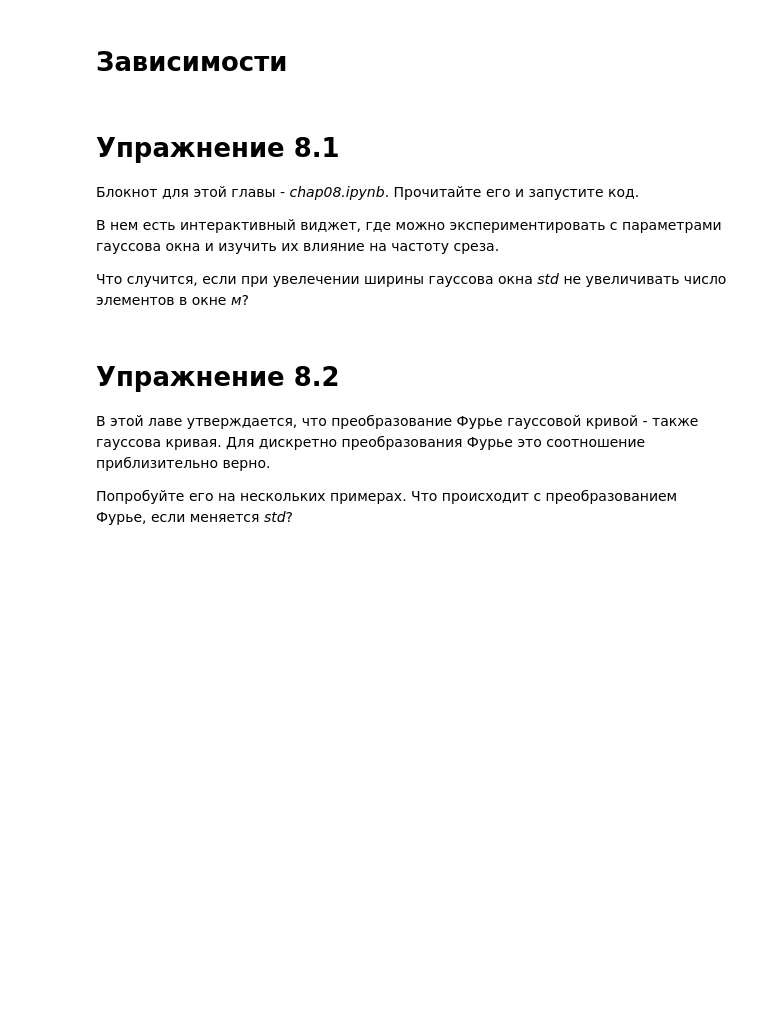
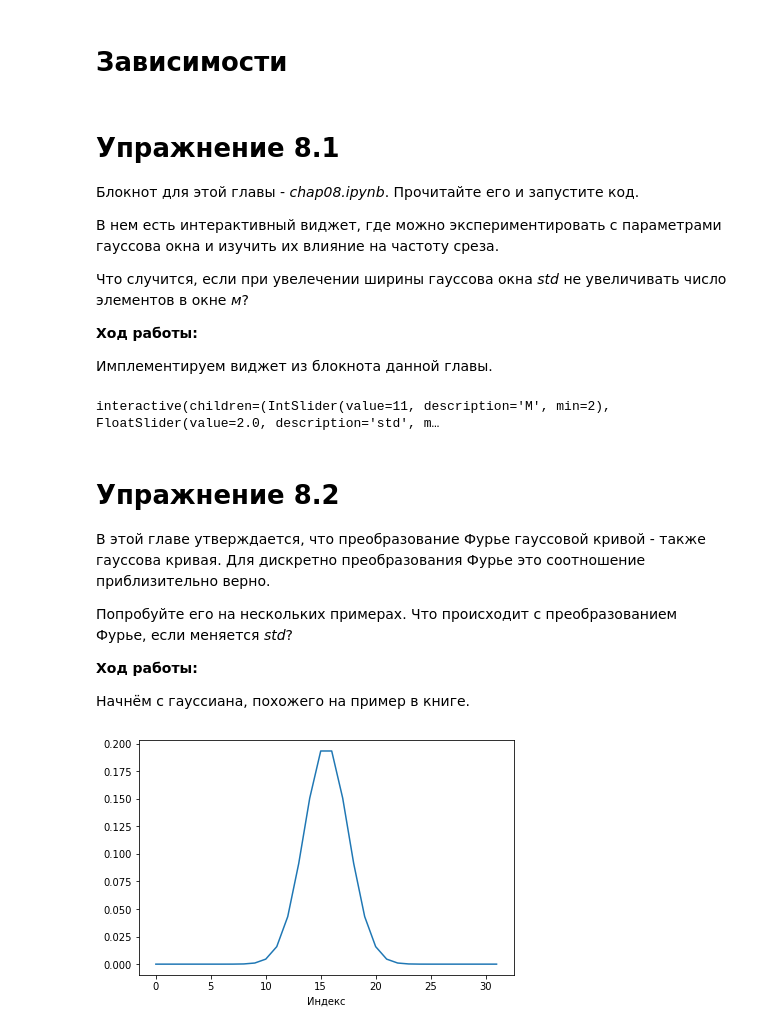
Before and after one commit to DenZhid/TelecommunicationSystemsLabs, a Jupyter notebook: Lab8/Lab8.ipynb, the cells around one changed output. Cells and saved outputs as stored; diff of their text form; code cells hidden in the pictures; blank space fills up the shorter version.

```diff
--- a/Lab8/Lab8.ipynb
+++ b/Lab8/Lab8.ipynb
@@ -23,3 +23,7 @@ from thinkdsp import SquareSignal
 В нем есть интерактивный виджет, где можно экспериментировать с параметрами гауссова окна и изучить их влияние на частоту среза.
 
 Что случится, если при увелечении ширины гауссова окна *std* не увеличивать число элементов в окне *м*?
+
+**Ход работы:**
+
+Имплементируем виджет из блокнота данной главы.
@@ -26,6 +61,23 @@ from thinkdsp import SquareSignal
+# %%
+slider = widgets.IntSlider(min=2, max=100, value=11)
+slider2 = widgets.FloatSlider(min=0, max=20, value=2)
+interact(plot_filter, M=slider, std=slider2);
+# %% [output]
+interactive(children=(IntSlider(value=11, description='M', min=2), FloatSlider(value=2.0, description='std', m…
 # %% [markdown]
 # **Упражнение 8.2**
 
-В этой лаве утверждается, что преобразование Фурье гауссовой кривой - также гауссова кривая. Для дискретно преобразования Фурье это соотношение приблизительно верно.
+В этой главе утверждается, что преобразование Фурье гауссовой кривой - также гауссова кривая. Для дискретно преобразования Фурье это соотношение приблизительно верно.
 
 Попробуйте его на нескольких примерах. Что происходит с преобразованием Фурье, если меняется *std*?
+
+**Ход работы:**
+
+Начнём с гауссиана, похожего на пример в книге.
+# %%
+gaussian = scipy.signal.gaussian(M=32, std=2)
+gaussian /= sum(gaussian)
+plt.plot(gaussian)
+decorate(xlabel='Индекс')
+# %% [output]
+[figure, added]
```
Also changed, not shown: parts of 16 cells of this notebook.
